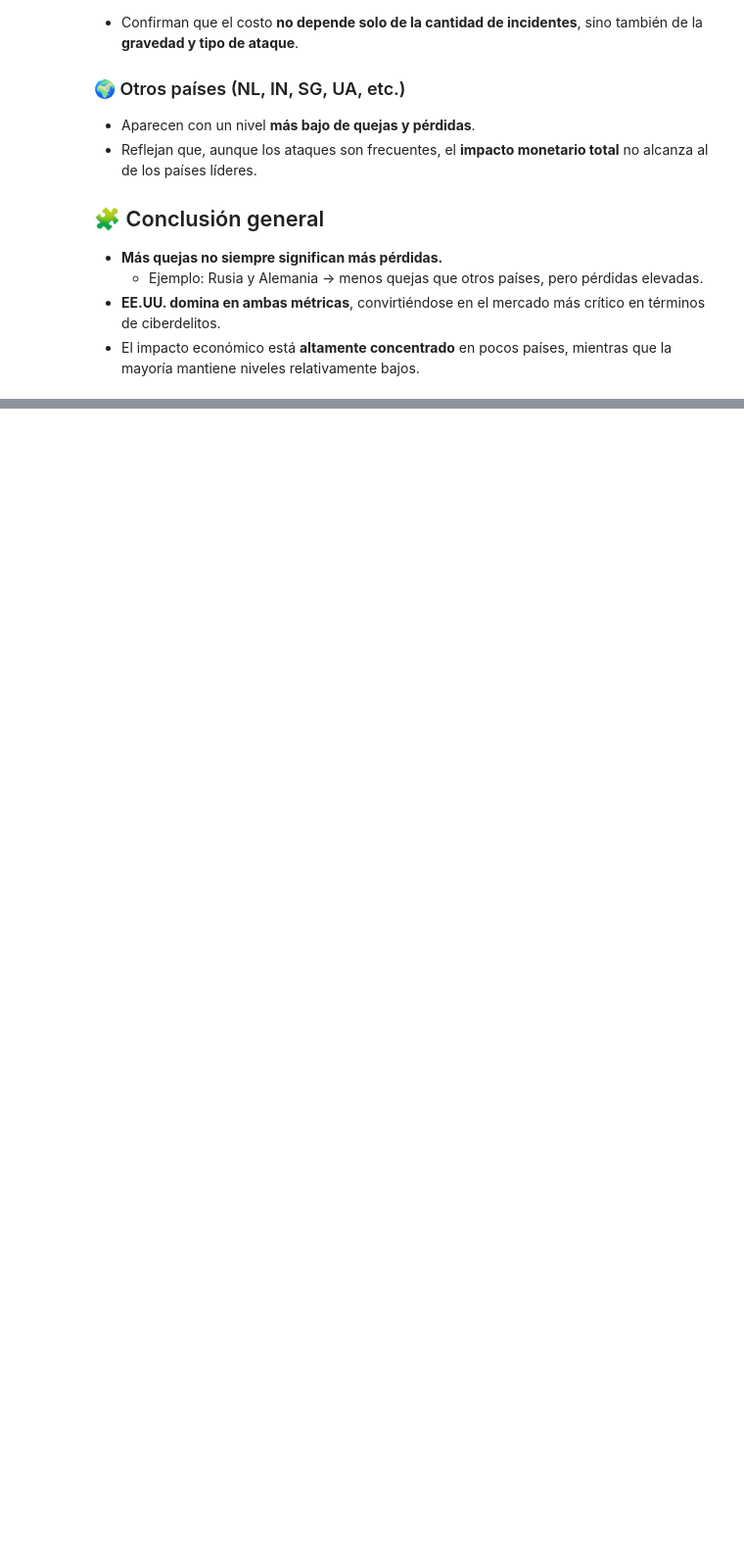
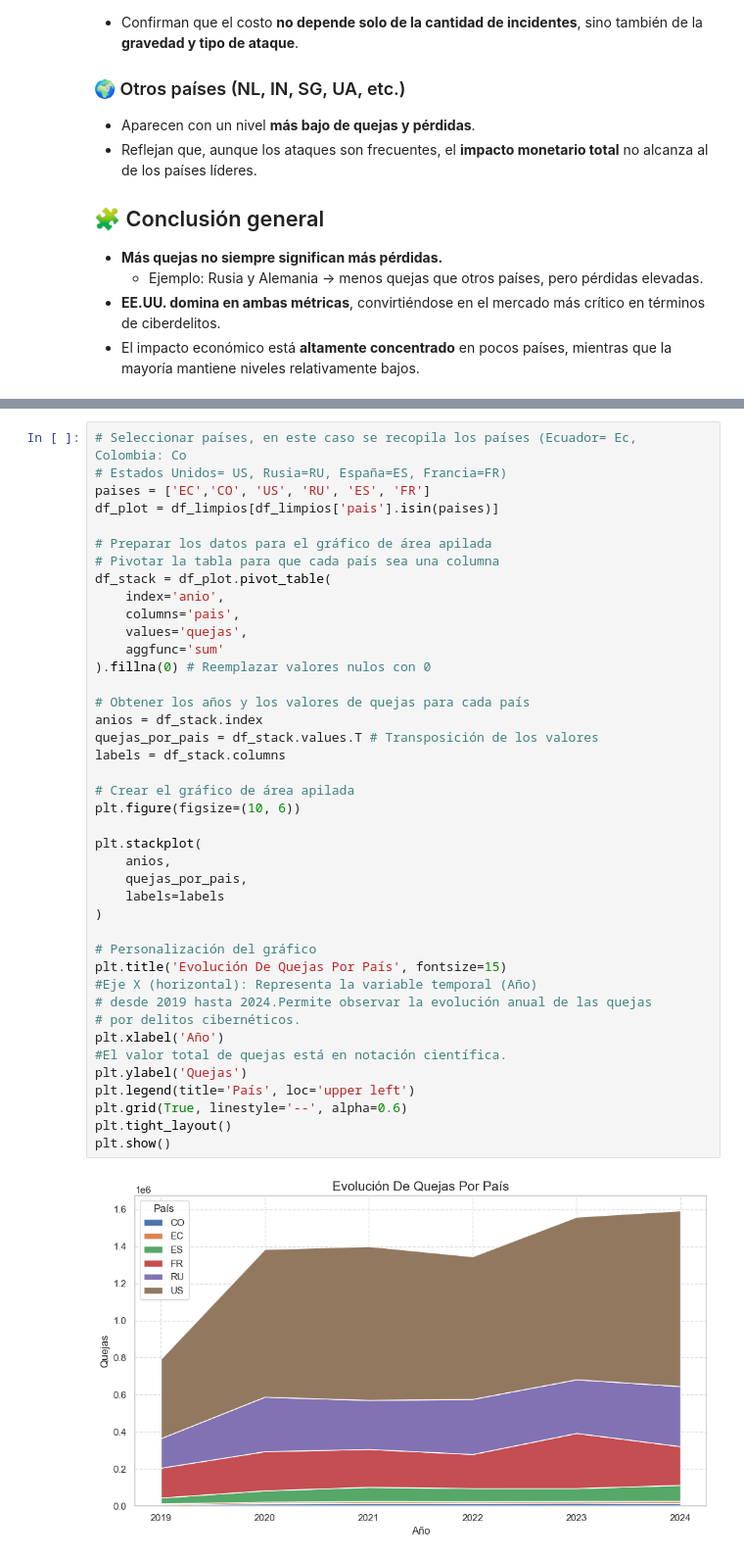
Before and after one commit to anmerinoto/Tramiento_Datos_Incidentes_Ciberseguridad, a Jupyter notebook: incidentes_ciberseguridad.ipynb, the cells around one changed output, grey strips where cells are left out. Shown at 98% size. Saved outputs shown, nothing was run; the diff lists cells and outputs as text; blank space fills up the shorter version.

```diff
--- a/incidentes_ciberseguridad.ipynb
+++ b/incidentes_ciberseguridad.ipynb
@@ -157,0 +260,43 @@ El análisis de la dispersión entre el número de **quejas** y el monto de **p
+# %%
+# Seleccionar países, en este caso se recopila los países (Ecuador= Ec, Colombia: Co
+# Estados Unidos= US, Rusia=RU, España=ES, Francia=FR)
+paises = ['EC','CO', 'US', 'RU', 'ES', 'FR']
+df_plot = df_limpios[df_limpios['pais'].isin(paises)]
+
+# Preparar los datos para el gráfico de área apilada
+# Pivotar la tabla para que cada país sea una columna
+df_stack = df_plot.pivot_table(
+    index='anio',
+    columns='pais',
+    values='quejas',
+    aggfunc='sum'
+).fillna(0) # Reemplazar valores nulos con 0
+
+# Obtener los años y los valores de quejas para cada país
+anios = df_stack.index
+quejas_por_pais = df_stack.values.T # Transposición de los valores
+labels = df_stack.columns
+
+# Crear el gráfico de área apilada
+plt.figure(figsize=(10, 6))
+
+plt.stackplot(
+    anios,
+    quejas_por_pais,
+    labels=labels
+)
+
+# Personalización del gráfico
+plt.title('Evolución De Quejas Por País', fontsize=15)
+#Eje X (horizontal): Representa la variable temporal (Año)
+# desde 2019 hasta 2024.Permite observar la evolución anual de las quejas
+# por delitos cibernéticos.
+plt.xlabel('Año')
+#El valor total de quejas está en notación científica.
+plt.ylabel('Quejas')
+plt.legend(title='País', loc='upper left')
+plt.grid(True, linestyle='--', alpha=0.6)
+plt.tight_layout()
+plt.show()
+# %% [output]
+[figure, added]
```
Also changed, not shown: parts of 5 cells of this notebook.
